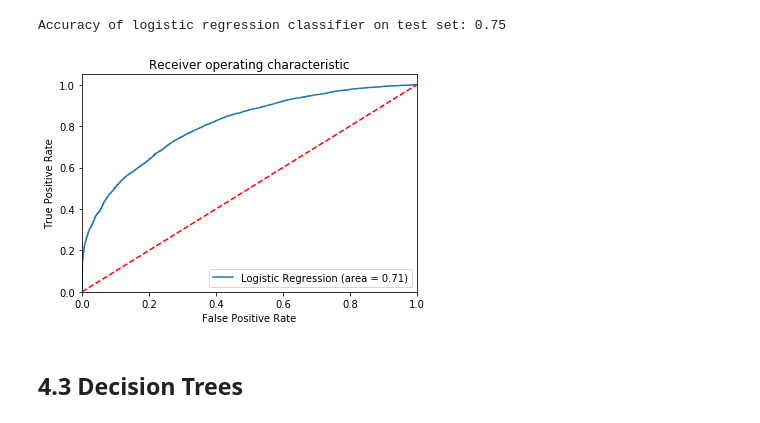
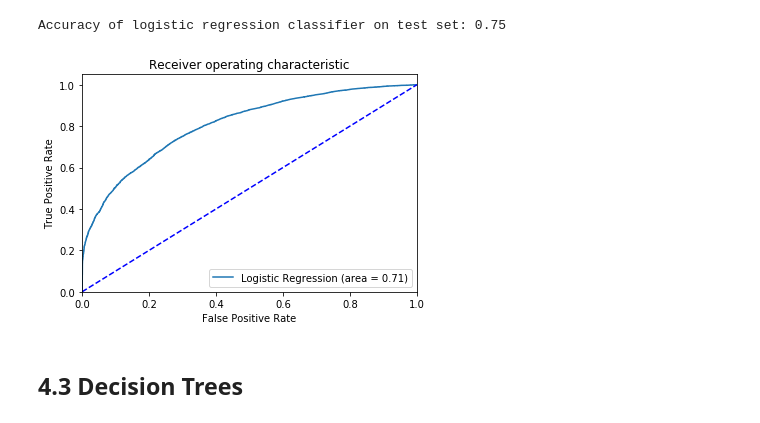
Before and after one commit to sahilarora93/Yelp_data_challenge, a Jupyter notebook: Final_Project_ML_Attributes.ipynb, the cells around one changed output. Cells and saved outputs as stored; diff of their text form; code cells hidden in the pictures.

```diff
--- a/Final_Project_ML_Attributes.ipynb
+++ b/Final_Project_ML_Attributes.ipynb
@@ -988,22 +985,22 @@ Accuracy of logistic regression classifier on test set: 0.75
 # %%
 from sklearn.metrics import roc_auc_score
 from sklearn.metrics import roc_curve
 
 logit_roc_auc = roc_auc_score(y_test, logreg.predict(X_test))
 fpr, tpr, thresholds = roc_curve(y_test, logreg.predict_proba(X_test)[:,1])
 plt.figure()
 plt.plot(fpr, tpr, label='Logistic Regression (area = %0.2f)' % logit_roc_auc)
-plt.plot([0, 1], [0, 1],'r--')
+plt.plot([0, 1], [0, 1],'b--')
 plt.xlim([0.0, 1.0])
 plt.ylim([0.0, 1.05])
 plt.xlabel('False Positive Rate')
 plt.ylabel('True Positive Rate')
 plt.title('Receiver operating characteristic')
 plt.legend(loc="lower right")
 plt.savefig('Log_ROC')
 plt.show()
 # %% [output]
-[figure, old version]
+[figure, new version]
 # %% [markdown]
 ## 4.3 Decision Trees
 # %%
```
Also changed, not shown: parts of 27 cells of this notebook.
